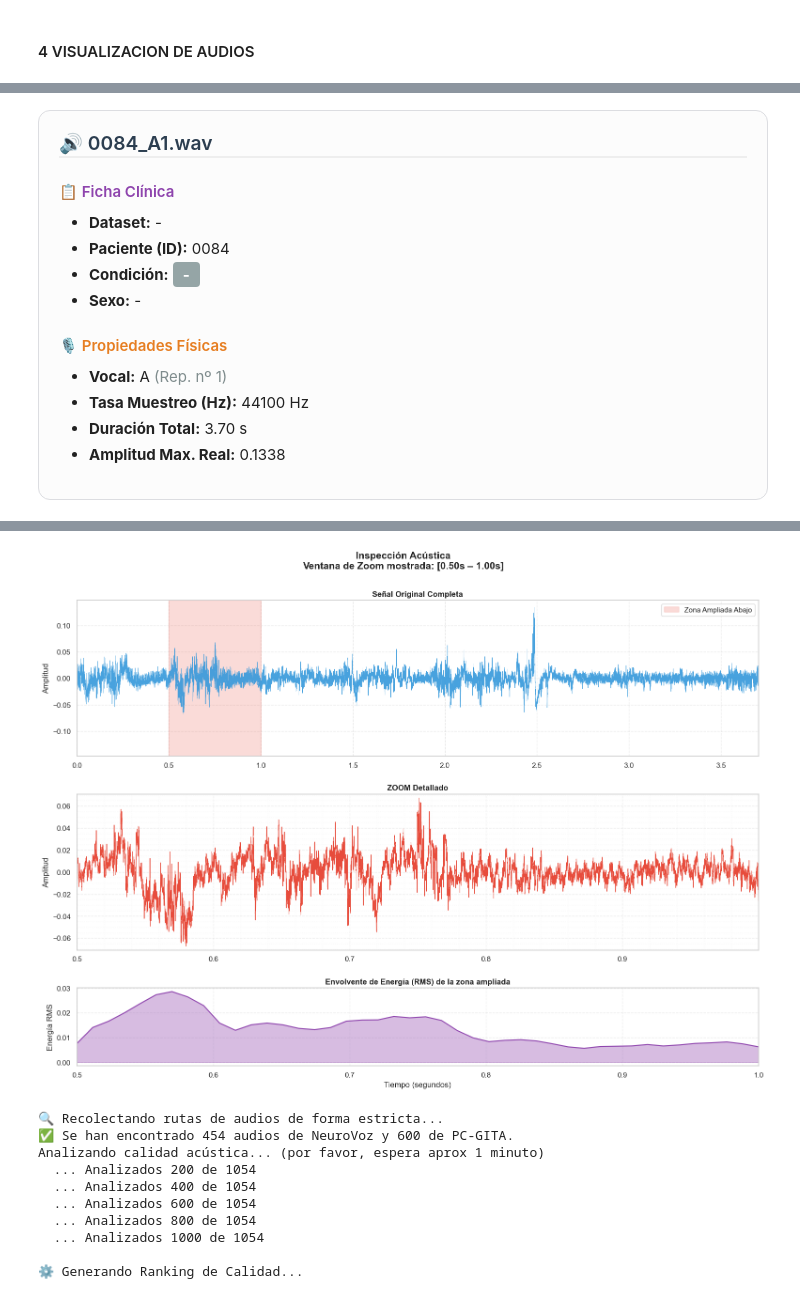
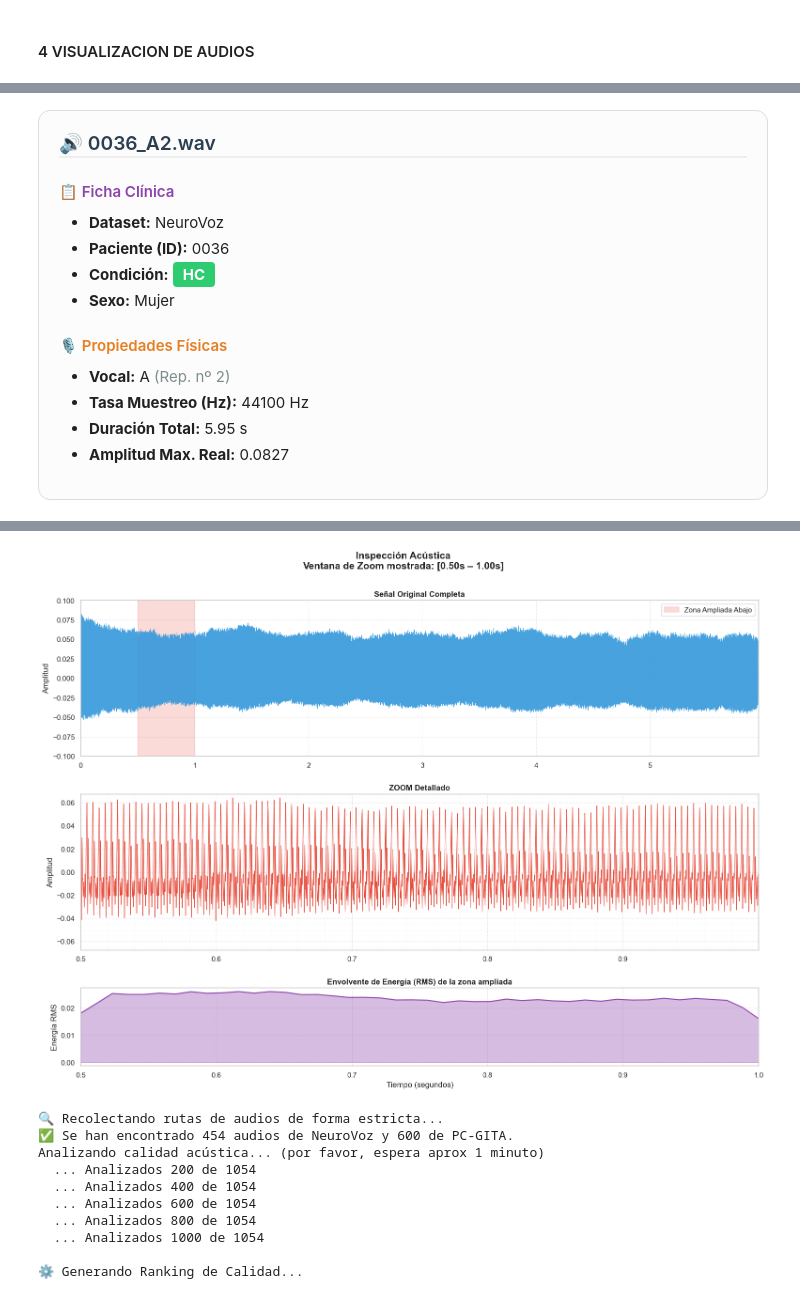
Before and after one commit to Juliahquintas/TFM-Data-Science, a Jupyter notebook: src/preprocessing/exploration.ipynb, the cells around one changed output, grey strips where cells are left out. Drawn from its saved outputs; the diff is of its cells as text; code cells hidden in the pictures.

```diff
--- a/src/preprocessing/exploration.ipynb
+++ b/src/preprocessing/exploration.ipynb
@@ -548,7 +612,12 @@ from IPython.display import display, HTML, Audio
 # audio_path = NEUROVOZ_DIR / 'audios' / 'Control' / 'E' / '0004_E3.wav'
 # audio_path = NEUROVOZ_DIR / 'audios' / 'Control' / 'E' / '0077_E2.wav'
 # audio_path = NEUROVOZ_DIR / 'audios' / 'Control' / 'E' / '0014_E2.wav'
-audio_path = NEUROVOZ_DIR / 'audios' / 'Control' / 'A' / '0084_A1.wav'
+
+# Audio neurovoz con ruido
+# audio_path = NEUROVOZ_DIR / 'audios' / 'Control' / 'A' / '0084_A1.wav'
+
+# Audio neurovoz sin ruido
+audio_path = NEUROVOZ_DIR / 'audios' / 'Control' / 'A' / '0036_A2.wav'
 
 
 
@@ -671,42 +740,42 @@ axes[1].set_ylim(-amp_max, amp_max)
 axes[1].grid(alpha=0.4, linestyle='--', which='both')
 axes[1].minorticks_on()
 axes[1].grid(alpha=0.15, linestyle=':', which='minor')
 axes[1].margins(x=0)
 
 # --- Panel 3: Envolvente de energía (RMS) ---
 frame_length = min(2048, len(y_seg))
 hop_length = max(1, frame_length // 4)
 
 if len(y_seg) >= frame_length:
     rms = librosa.feature.rms(y=y_seg, frame_length=frame_length, hop_length=hop_length)[0]
     t_rms = np.linspace(t_ini_real, t_fin_real, len(rms))
     axes[2].fill_between(t_rms, rms, color='#9b59b6', alpha=0.4)
     axes[2].plot(t_rms, rms, color='#8e44ad', linewidth=1.5)
     axes[2].set_title('Envolvente de Energía (RMS) de la zona ampliada', fontweight='bold', fontsize=12)
 else:
     axes[2].text(0.5, 0.5, 'Segmento demasiado corto para calcular RMS', ha='center', va='center')
 
 axes[2].set_ylabel('Energía RMS')
 axes[2].set_xlabel('Tiempo (segundos)')
 axes[2].grid(alpha=0.4, linestyle='--')
 axes[2].margins(x=0)
 
 plt.tight_layout(pad=2.0)
 plt.show()
 # %% [output]
-🔊 0084_A1.wav
+🔊 0036_A2.wav
 📋 Ficha Clínica
-Dataset: -
-Paciente (ID): 0084
-Condición: -
-Sexo: -
+Dataset: NeuroVoz
+Paciente (ID): 0036
+Condición: HC
+Sexo: Mujer
 🎙️ Propiedades Físicas
-Vocal: A (Rep. nº 1)
+Vocal: A (Rep. nº 2)
 Tasa Muestreo (Hz): 44100 Hz
-Duración Total: 3.70 s
-Amplitud Max. Real: 0.1338
+Duración Total: 5.95 s
+Amplitud Max. Real: 0.0827
 [interactive output not drawn]
-[figure, old version]
+[figure, new version]
 # %%
 import librosa
 import numpy as np
```
Also changed, not shown: parts of 1 cell of this notebook, 21 other files.
